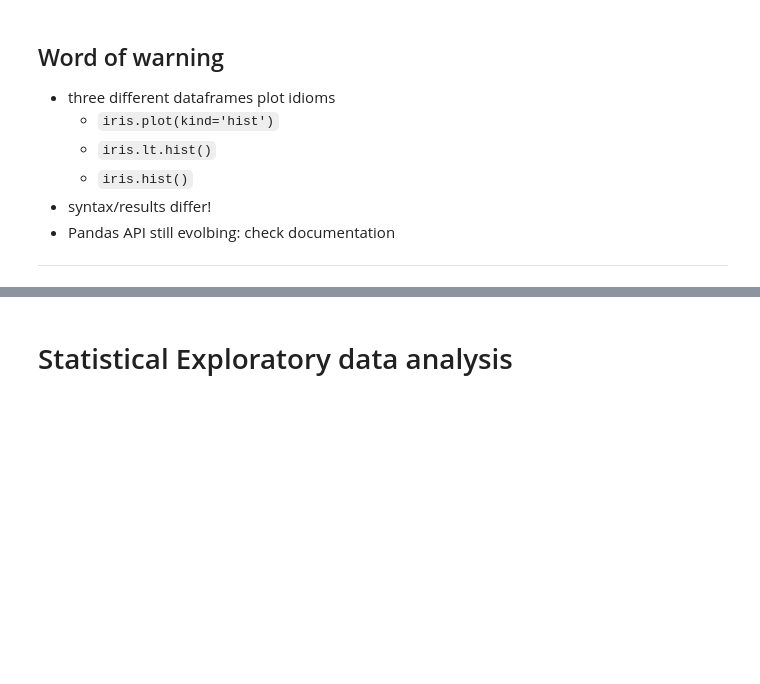
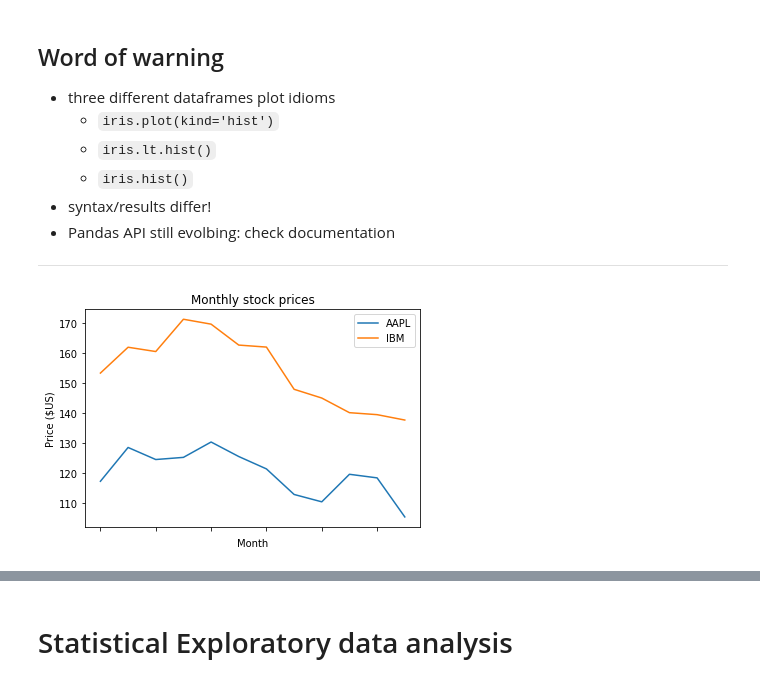
Before and after one commit to franksalas/datacamp, a Jupyter notebook: pandas_foundation/02Exploratory_data_analysis.ipynb, the cells around one changed output, grey strips where cells are left out. Cells and saved outputs as stored; diff of their text form; code cells hidden in the pictures; blank space fills up the shorter version.

Commit message:
started pandas foundation

```diff
--- a/pandas_foundation/02Exploratory_data_analysis.ipynb
+++ b/pandas_foundation/02Exploratory_data_analysis.ipynb
@@ -113,3 +113,40 @@ plt.show()
 - Pandas API  still evolbing: check documentation
 
 ---
+# %%
+# EXAMPLE
+# pandas line plots
+
+data = {
+    'Month': ['Jan', 'Feb', 'Mar', 'Apr', 'May', 'Jun', 'Jul','Aug', 'Sep','Oct', 'Nov','Dec'],
+    'AAPL' : [ 117.160004,128.460007,124.430000, 125.150002 ,130.279999 ,125.430000 ,121.300003 ,
+               112.760002,110.300003 ,119.500000 ,118.300003,105.260002 ],
+    'GOOG': [534.522445,558.402511,548.002468 ,537.340027 ,532.109985 , 520.510010,
+            625.609985 ,618.250000 ,608.419983 ,710.809998 , 742.599976 ,758.880005],
+    'IBM': [153.309998,161.940002 ,160.500000 ,171.289993 ,169.649994 ,162.660004 ,
+             161.990005,147.889999 , 144.970001 ,140.080002 ,139.419998 , 137.619995]
+
+}
+cols = ['Month','AAPL', 'GOOG', 'IBM']
+df = pd.DataFrame(data)
+df=df[cols]
+
+
+###################
+
+# Create a list of y-axis column names: y_columns
+y_columns = ['AAPL', 'IBM']
+
+# Generate a line plot
+df.plot(x='Month', y=y_columns)
+
+# Add the title
+plt.title('Monthly stock prices')
+
+# Add the y-axis label
+plt.ylabel('Price ($US)')
+
+# Display the plot
+plt.show()
+# %% [output]
+[figure, added]
```
Also changed, not shown: parts of 13 cells of this notebook, 10 other files.
